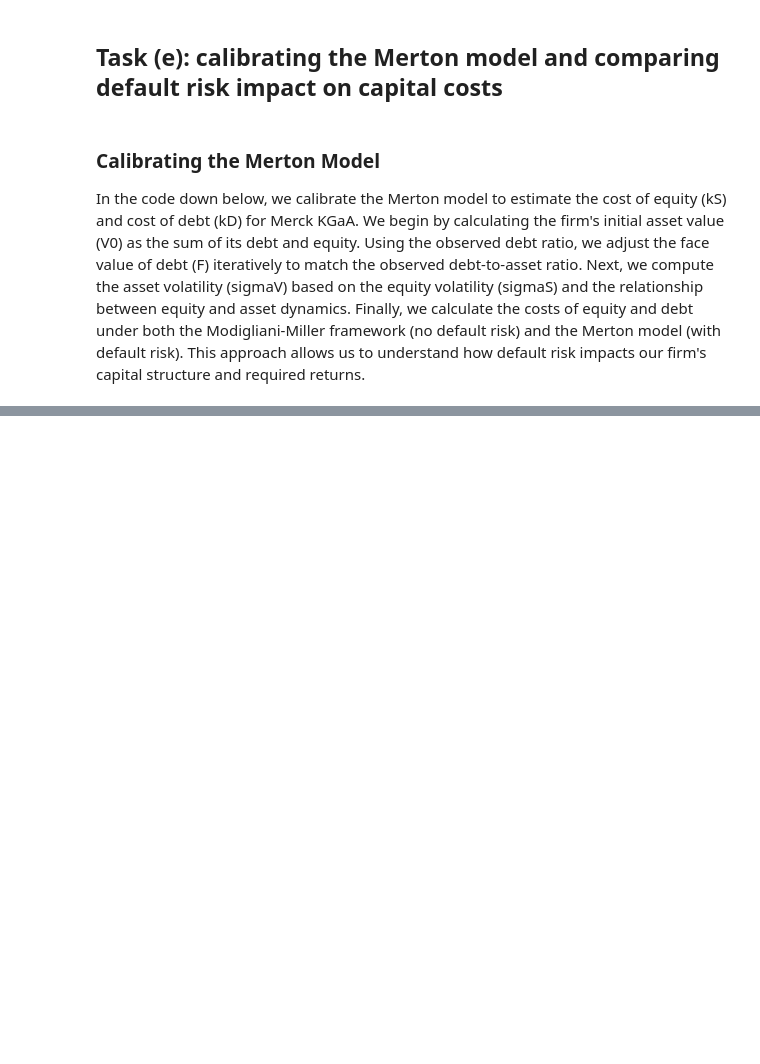
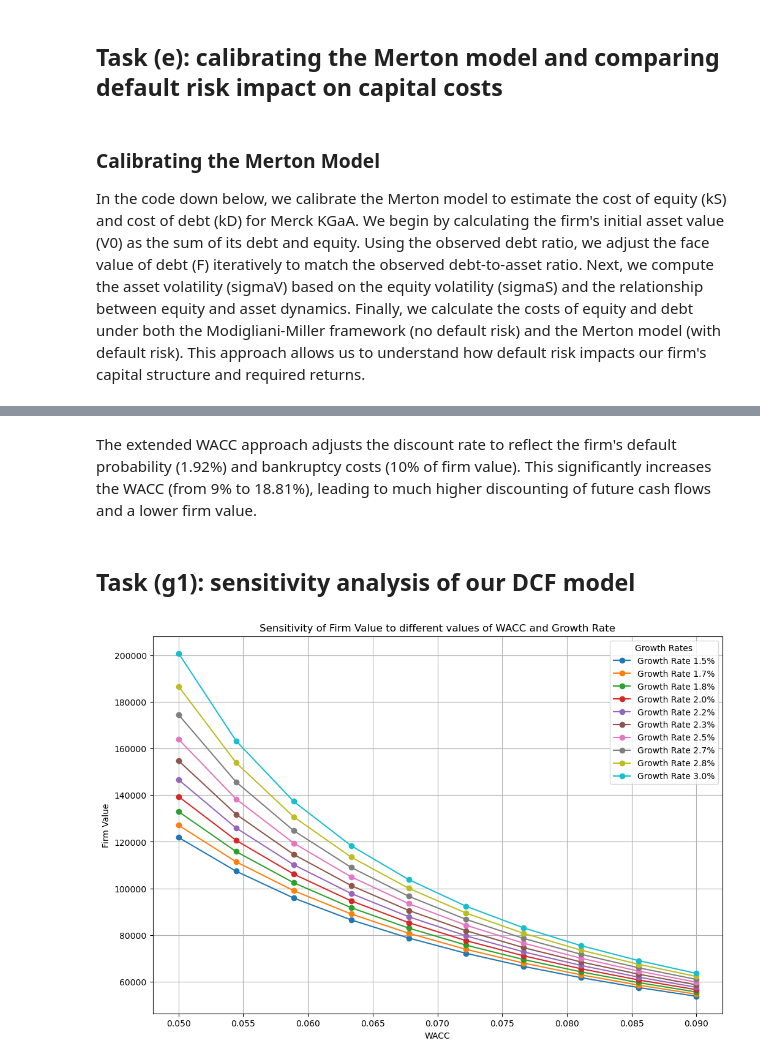
Before and after one commit to Japulgarin/Advanced-Corporate-Finance, a Jupyter notebook: ACF_assignment.ipynb, the cells around one changed output, grey strips where cells are left out. Saved outputs shown, nothing was run; the diff lists cells and outputs as text; code cells hidden in the pictures; blank space fills up the shorter version.

Commit message:
updated group tasks

```diff
--- a/ACF_assignment.ipynb
+++ b/ACF_assignment.ipynb
@@ -464,0 +467,15 @@ APV (Firm Value) = 80,507.06
+# %%
+# Here I calculate the unlevered cost of equity (ku) using the formula:
+S = 62651
+D = market_value_debt
+eff_t = 0.30
+ks = 0.0896
+
+def calculate_ku(ks, Kd, eff_t, D, S):
+    numerator = ks + Kd * (1 - eff_t) * (D / S)
+    denominator = 1 + (1 - eff_t) * (D / S)
+    ku = numerator / denominator
+    return ku
+
+ku = calculate_ku(ks, Kd, eff_t, D, S)
+print(f"Unlevered Cost of Equity (ku): {ku:.4f}")
@@ -855,0 +785,61 @@ Target Market Capitalization (Equity): €62651.00
+# %% [markdown]
+The extended WACC approach adjusts the discount rate to reflect the firm's default probability (1.92%) and bankruptcy costs (10% of firm value). This significantly increases the WACC (from 9% to 18.81%), leading to much higher discounting of future cash flows and a lower firm value.
+# %% [markdown]
+## Task (g1): sensitivity analysis of our DCF model
+# %%
+import matplotlib.pyplot as plt
+
+fcf = [2777.6815, 2903.721781, 3035.06028, 3173.063108, 3676.780069, 4260.461016, 4936.800061]  # FCFs 2024-2030
+d = 10049.77  # market value of debt
+kd = 0.02478  # cost of debt which is equal to the risk-free rate
+t = 0.3       # tax rate
+s = 62651     # market cap for 2023
+ks = 0.1017   # cost of equity from task c assuming constant debt ratio
+v = s + d     # total firm value
+
+# Here I define a function to calculate firm value using WACC and growth rate
+def calculate_firm_value(fcf, wacc, growth_rate):
+    # Then I calculate terminal value using Gordon growth model
+    terminal_value = (fcf[-1] * (1 + growth_rate)) / (wacc - growth_rate)
+    value = 0
+    for year, cash_flow in enumerate(fcf, start=1):
+        value += cash_flow / ((1 + wacc) ** year)
+    value += terminal_value / ((1 + wacc) ** len(fcf))
+    return value
+
+weight_equity = s / v
+weight_debt = d / v
+wacc_initial = (weight_equity * ks) + (weight_debt * kd * (1 - t))
+
+# Here I define ranges for sensitivity analysis
+wacc_range = np.linspace(0.05, 0.09, 10)
+growth_rate_range = np.linspace(0.015, 0.03, 10)
+
+# Then I store the results of sensitivity analysis
+results = []
+for w in wacc_range:
+    for g in growth_rate_range:
+        if w <= g:
+            # I skip invalid scenarios where WACC <= growth rate
+            continue
+        fv = calculate_firm_value(fcf, w, g)
+        results.append({'WACC': w, 'Growth Rate': g, 'Firm Value': fv})
+
+df_results = pd.DataFrame(results)
+
+# Plotting results
+plt.figure(figsize=(12, 8))
+for g in growth_rate_range:
+    subset = df_results[df_results['Growth Rate'] == g]
+    if subset.empty:
+        continue
+    plt.plot(subset['WACC'], subset['Firm Value'], marker='o', label=f'Growth Rate {g*100:.1f}%')
+
+plt.title('Sensitivity of Firm Value to different values of WACC and Growth Rate')
+plt.xlabel('WACC')
+plt.ylabel('Firm Value')
+plt.legend(title='Growth Rates')
+plt.grid(True)
+plt.show()
+# %% [output]
+[figure, added]
```
Also changed, not shown: parts of 50 cells of this notebook.
